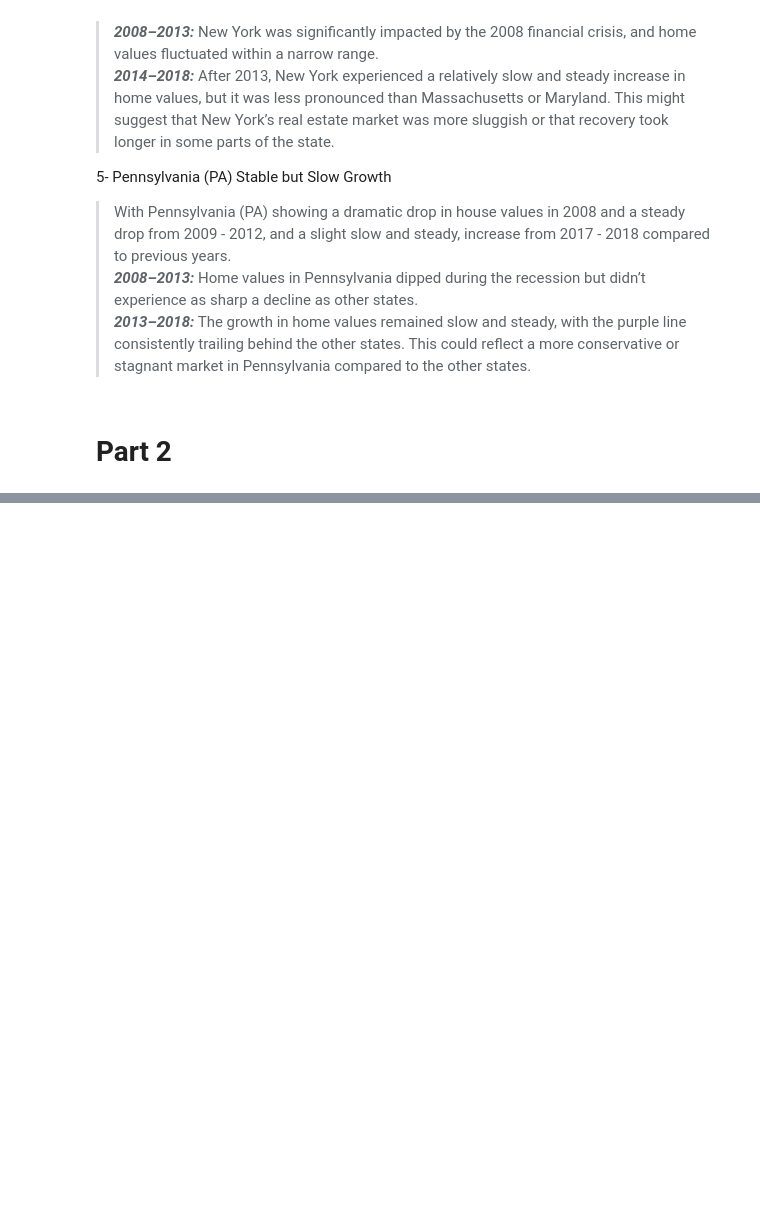
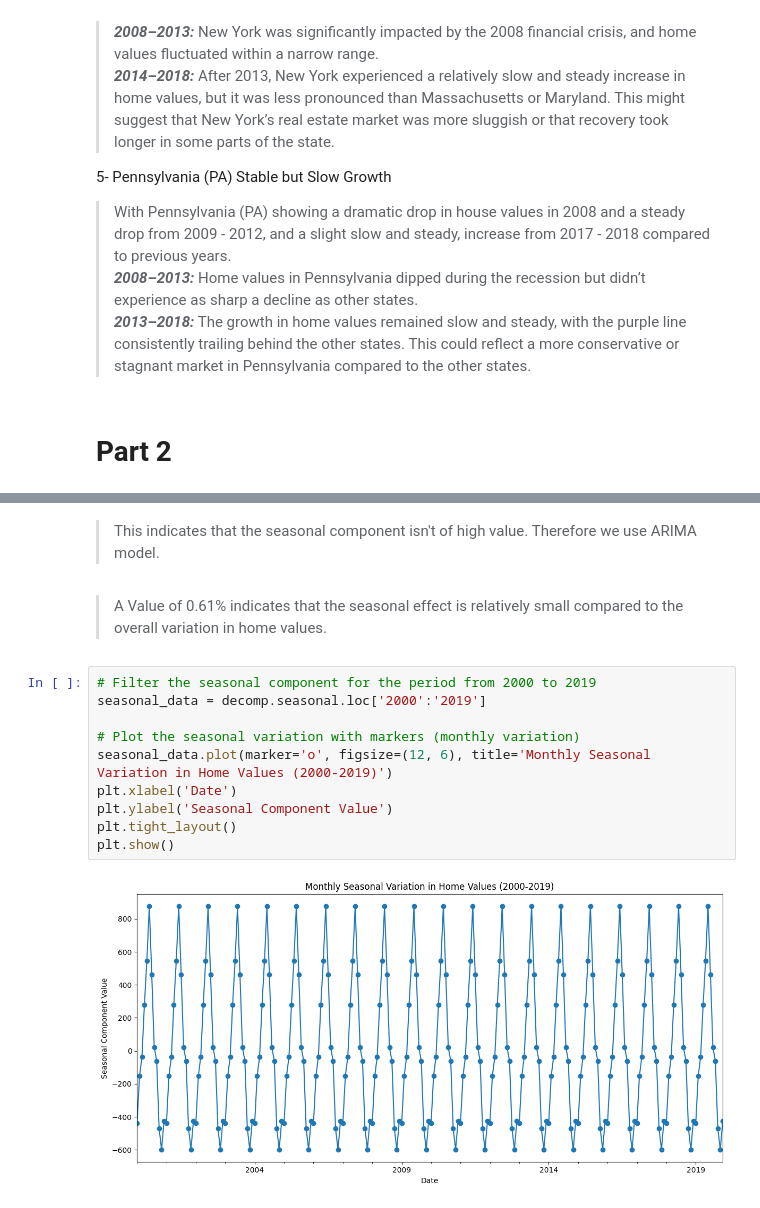
Before and after one commit to Rahafhosari/DataScience2024-2025, a Jupyter notebook: timeseries_analysis_exam_rahaf_hosari.ipynb, the cells around one changed output, grey strips where cells are left out. Drawn from its saved outputs; the diff is of its cells as text; blank space fills up the shorter version.

```diff
--- a/timeseries_analysis_exam_rahaf_hosari.ipynb
+++ b/timeseries_analysis_exam_rahaf_hosari.ipynb
@@ -663,0 +866,16 @@ This Recession effect on Real Estate Sector leads to a reduced level of real est
+# %% [markdown]
+> This indicates that the seasonal component isn't of high value. Therefore we use ARIMA model.
+# %% [markdown]
+> A Value of 0.61% indicates that the seasonal effect is relatively small compared to the overall variation in home values.
+# %%
+# Filter the seasonal component for the period from 2000 to 2019
+seasonal_data = decomp.seasonal.loc['2000':'2019']
+
+# Plot the seasonal variation with markers (monthly variation)
+seasonal_data.plot(marker='o', figsize=(12, 6), title='Monthly Seasonal Variation in Home Values (2000-2019)')
+plt.xlabel('Date')
+plt.ylabel('Seasonal Component Value')
+plt.tight_layout()
+plt.show()
+# %% [output]
+[figure, added]
```
Also changed, not shown: parts of 116 cells of this notebook.
